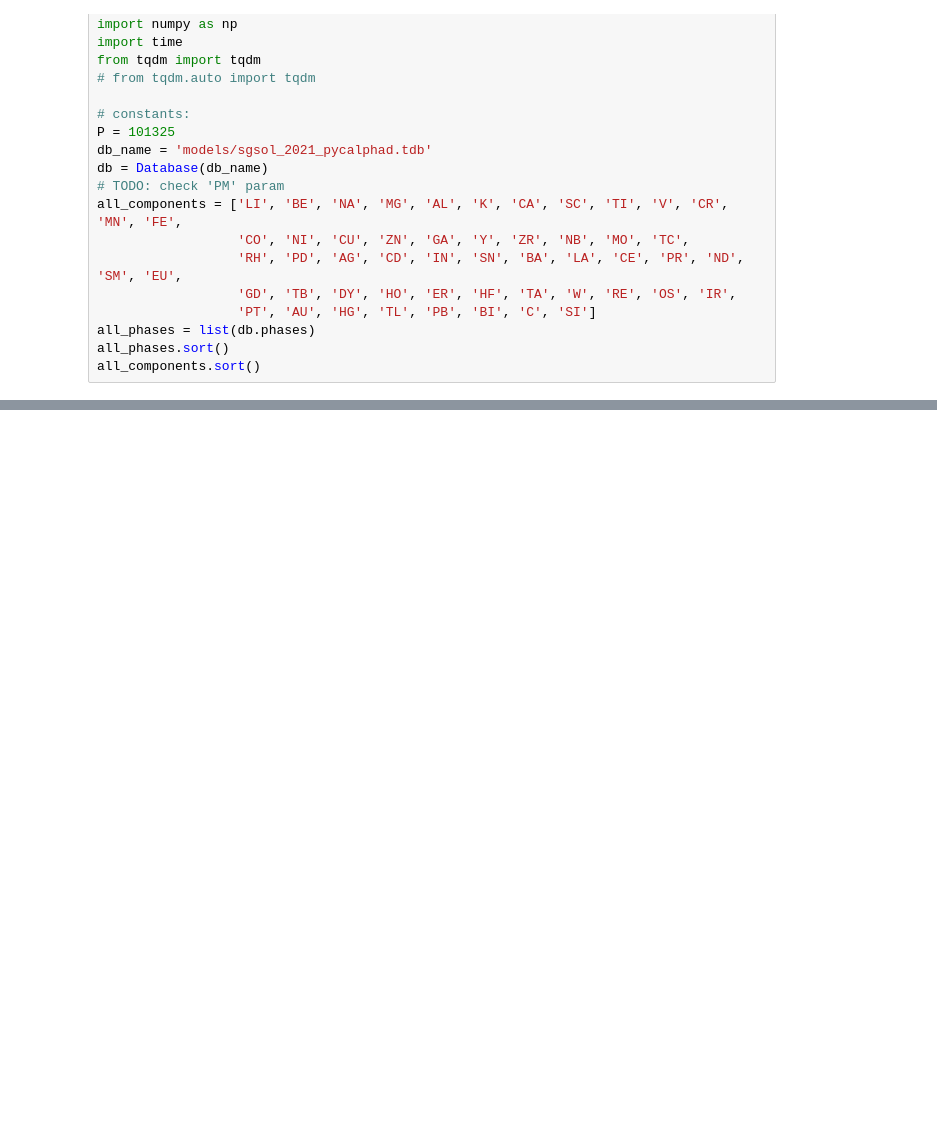
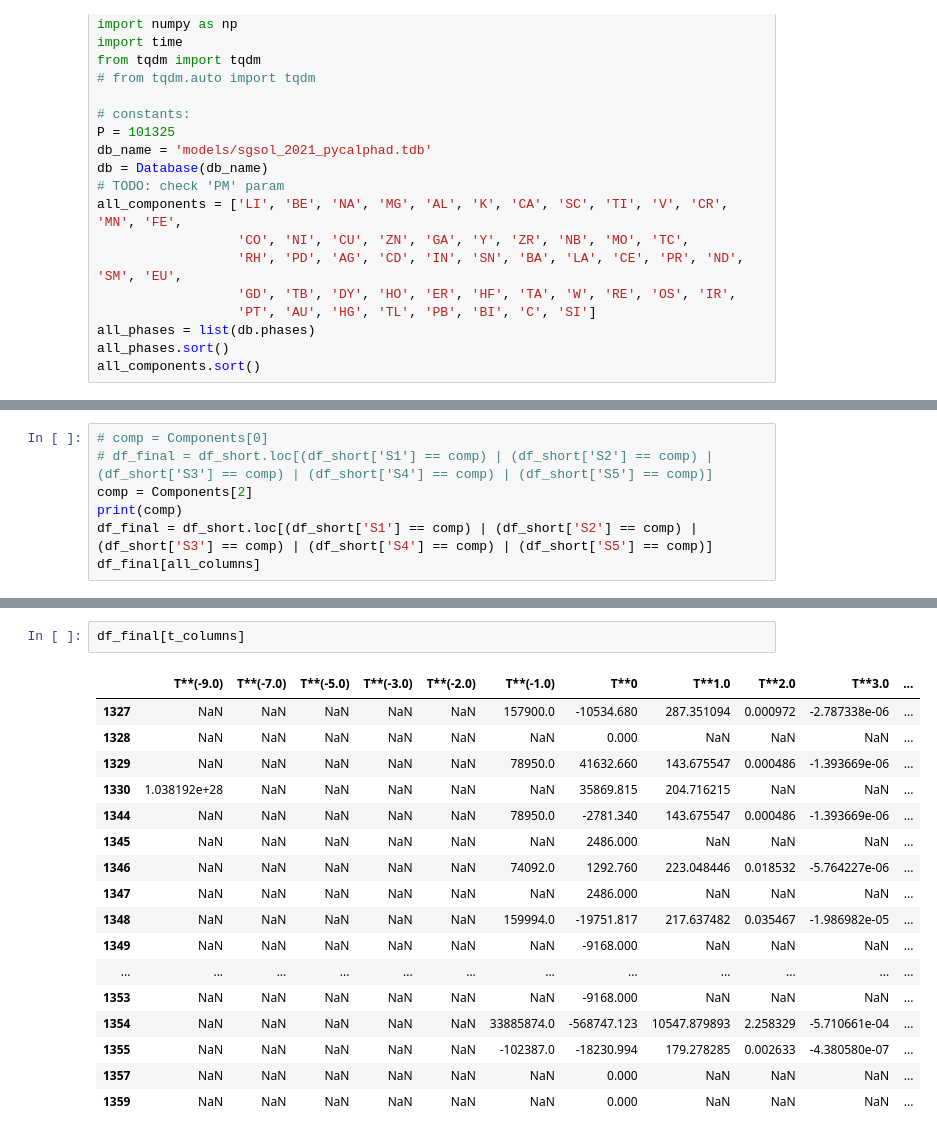
Before and after one commit to 1dimadim1/PhaseCompositionPrediction, a Jupyter notebook: reader.ipynb, the cells around one changed output, grey strips where cells are left out. Saved outputs shown, nothing was run; the diff lists cells and outputs as text; blank space fills up the shorter version.

```diff
--- a/reader.ipynb
+++ b/reader.ipynb
@@ -83,0 +196,7 @@ dtype: object
+# %%
+# comp = Components[0]
+# df_final = df_short.loc[(df_short['S1'] == comp) | (df_short['S2'] == comp) | (df_short['S3'] == comp) | (df_short['S4'] == comp) | (df_short['S5'] == comp)]
+comp = Components[2]
+print(comp)
+df_final = df_short.loc[(df_short['S1'] == comp) | (df_short['S2'] == comp) | (df_short['S3'] == comp) | (df_short['S4'] == comp) | (df_short['S5'] == comp)]
+df_final[all_columns]
@@ -83,0 +222,20 @@ dtype: object
+# %%
+df_final[t_columns]
+# %% [output]
+|  | T**(-9.0) | T**(-7.0) | T**(-5.0) | T**(-3.0) | T**(-2.0) | T**(-1.0) | T**0 | T**1.0 | T**2.0 | T**3.0 | ... |
+| 1327 | NaN | NaN | NaN | NaN | NaN | 157900.0 | -10534.680 | 287.351094 | 0.000972 | -2.787338e-06 | ... |
+| 1328 | NaN | NaN | NaN | NaN | NaN | NaN | 0.000 | NaN | NaN | NaN | ... |
+| 1329 | NaN | NaN | NaN | NaN | NaN | 78950.0 | 41632.660 | 143.675547 | 0.000486 | -1.393669e-06 | ... |
+| 1330 | 1.038192e+28 | NaN | NaN | NaN | NaN | NaN | 35869.815 | 204.716215 | NaN | NaN | ... |
+| 1344 | NaN | NaN | NaN | NaN | NaN | 78950.0 | -2781.340 | 143.675547 | 0.000486 | -1.393669e-06 | ... |
+| 1345 | NaN | NaN | NaN | NaN | NaN | NaN | 2486.000 | NaN | NaN | NaN | ... |
+| 1346 | NaN | NaN | NaN | NaN | NaN | 74092.0 | 1292.760 | 223.048446 | 0.018532 | -5.764227e-06 | ... |
+| 1347 | NaN | NaN | NaN | NaN | NaN | NaN | 2486.000 | NaN | NaN | NaN | ... |
+| 1348 | NaN | NaN | NaN | NaN | NaN | 159994.0 | -19751.817 | 217.637482 | 0.035467 | -1.986982e-05 | ... |
+| 1349 | NaN | NaN | NaN | NaN | NaN | NaN | -9168.000 | NaN | NaN | NaN | ... |
+| ... | ... | ... | ... | ... | ... | ... | ... | ... | ... | ... | ... |
+| 1353 | NaN | NaN | NaN | NaN | NaN | NaN | -9168.000 | NaN | NaN | NaN | ... |
+| 1354 | NaN | NaN | NaN | NaN | NaN | 33885874.0 | -568747.123 | 10547.879893 | 2.258329 | -5.710661e-04 | ... |
+| 1355 | NaN | NaN | NaN | NaN | NaN | -102387.0 | -18230.994 | 179.278285 | 0.002633 | -4.380580e-07 | ... |
+| 1357 | NaN | NaN | NaN | NaN | NaN | NaN | 0.000 | NaN | NaN | NaN | ... |
+| 1359 | NaN | NaN | NaN | NaN | NaN | NaN | 0.000 | NaN | NaN | NaN | ... |
```
Also changed, not shown: parts of 7 cells of this notebook, 1 other file.
